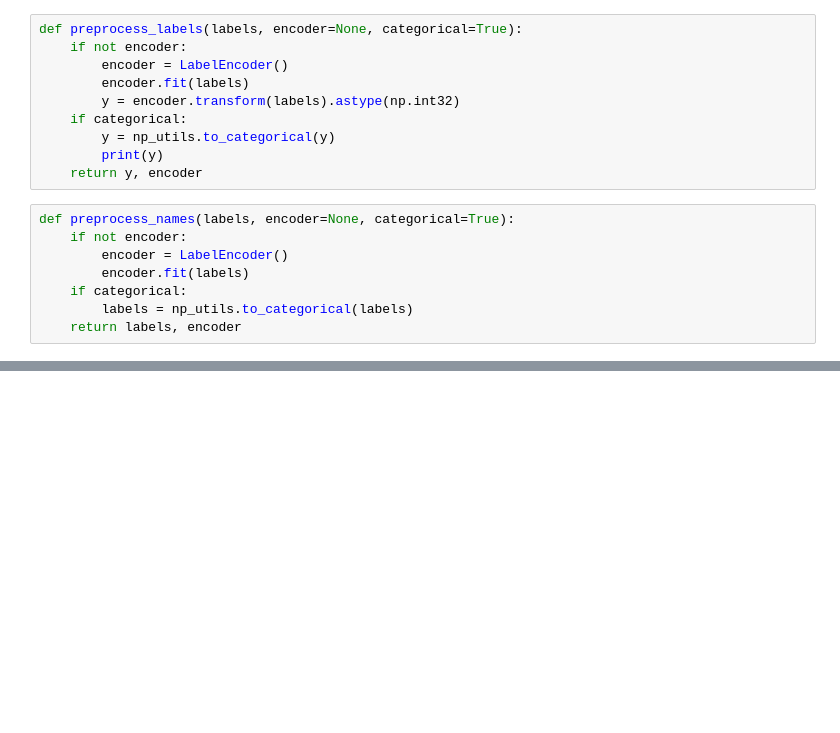
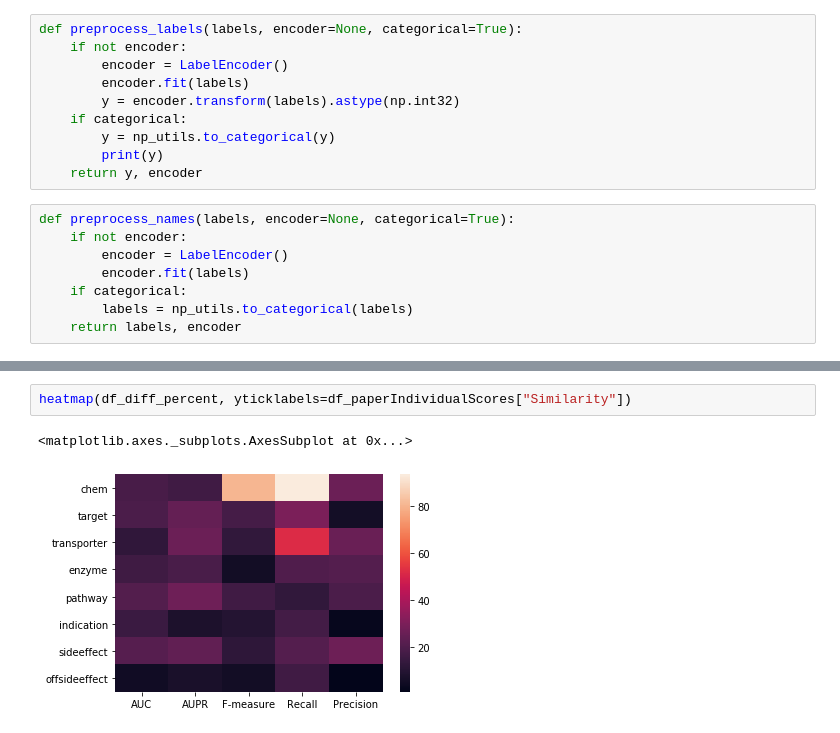
Before and after one commit to uzh-dqbm-cmi/side-effects, a Jupyter notebook: notebooks/01_KS_Skorch_DDI.ipynb, the cells around one changed output, grey strips where cells are left out. Saved outputs shown, nothing was run; the diff lists cells and outputs as text; blank space fills up the shorter version.

```diff
--- a/notebooks/01_KS_Skorch_DDI.ipynb
+++ b/notebooks/01_KS_Skorch_DDI.ipynb
@@ -355,0 +421,5 @@ roc_auc_score(y_test, y_pred), auc(precision, recall), f1_score(y_test, y_pred),
+# %%
+heatmap(df_diff_percent, yticklabels=df_paperIndividualScores["Similarity"])
+# %% [output]
+<matplotlib.axes._subplots.AxesSubplot at 0x...>
+[figure, added]
```
Also changed, not shown: parts of 57 cells of this notebook, 5 other files.
